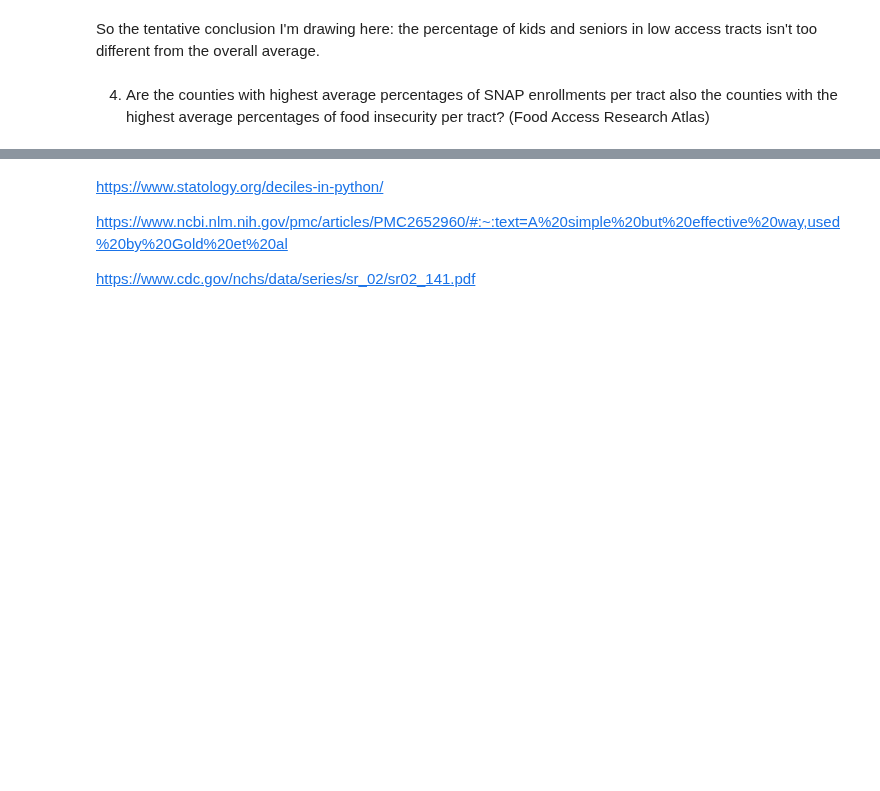
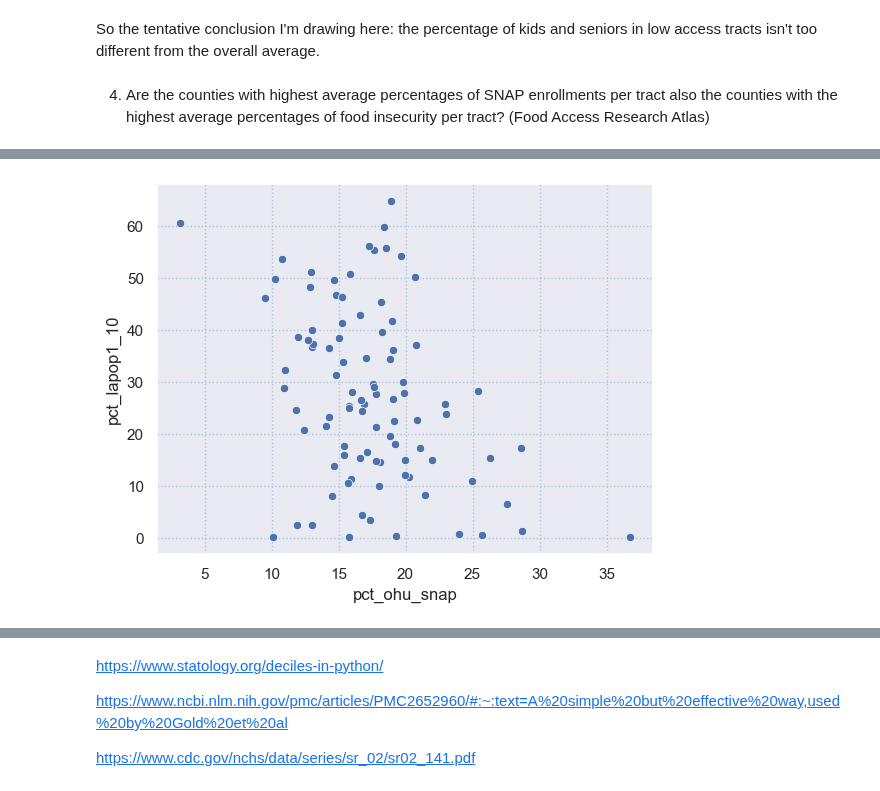
Before and after one commit to marthahunter/food-access, a Jupyter notebook: notebooks/4 - analysis.ipynb, the cells around one changed output, grey strips where cells are left out. Drawn from its saved outputs; the diff is of its cells as text; code cells hidden in the pictures; blank space fills up the shorter version.

```diff
--- a/notebooks/4 - analysis.ipynb
+++ b/notebooks/4 - analysis.ipynb
@@ -167,4 +319,7 @@ sns.set_style(rc = {'axes.facecolor': 'lightsteelblue'})
 # %%
 sns.scatterplot(data=averaged_county_food_data, x='pct_ohu_snap', y='pct_lapop1_10')
+sns.set_style("darkgrid", {"grid.color": "lightsteelblue", "grid.linestyle": ":"})
+# %% [output]
+[figure, added]
 # %%
 sns.scatterplot(data=averaged_county_food_data, x='pct_ohu_snap', y='pct_lalowi1_10')
```
Also changed, not shown: parts of 27 cells of this notebook.
